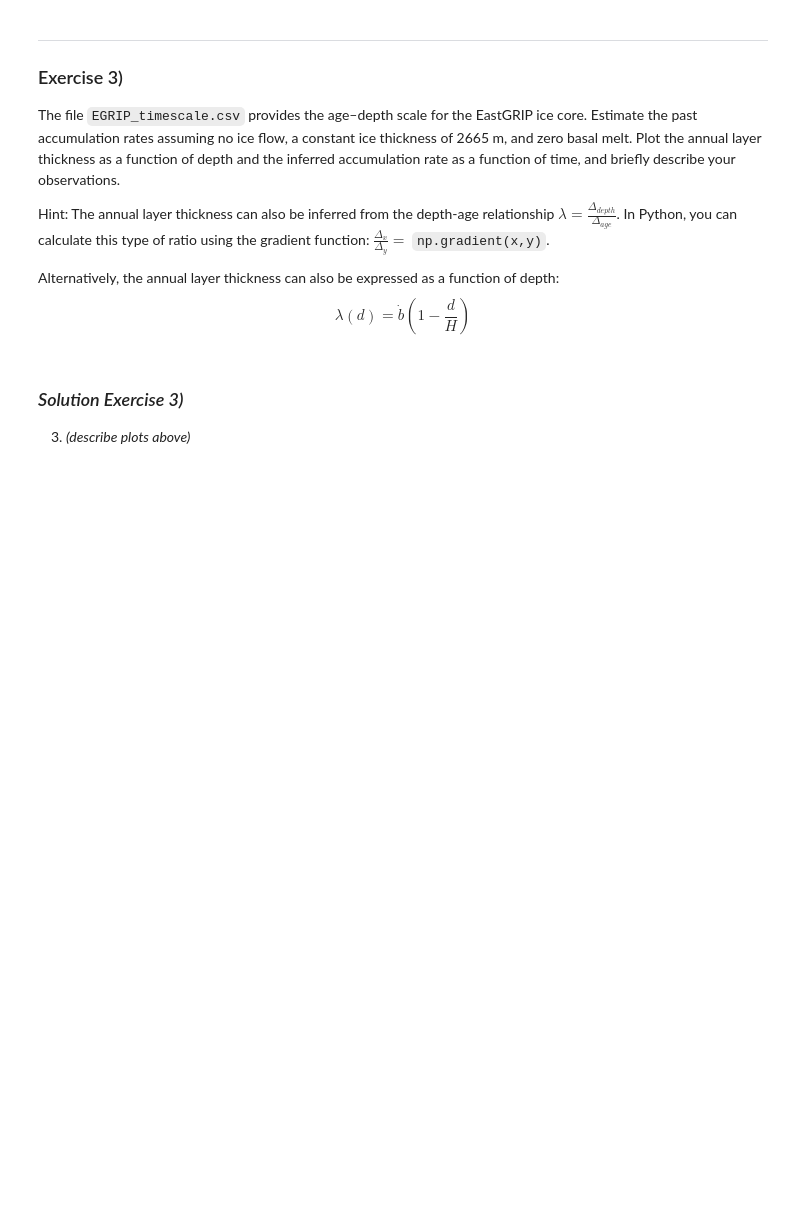
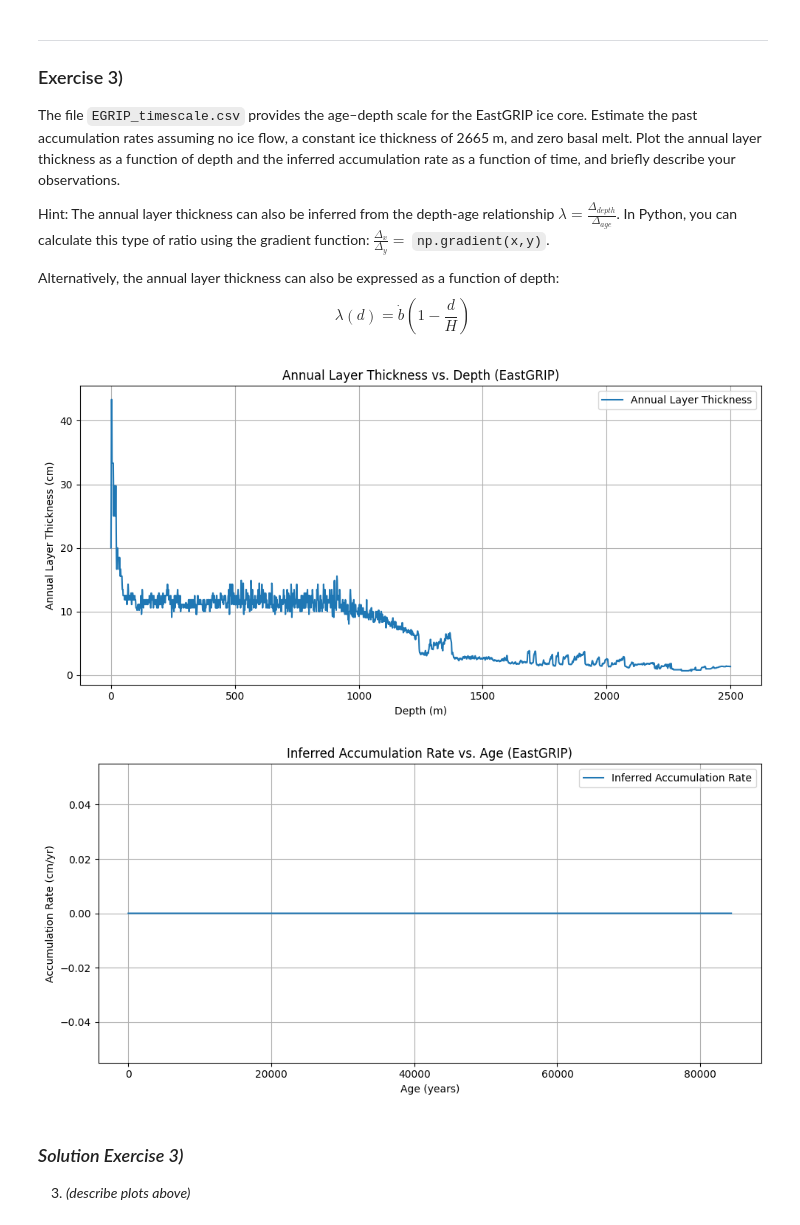
Before and after one commit to noegaill/Glacier-and-glaciated_vrai, a Jupyter notebook: ice-stratigraphy_exercise.ipynb, the cells around one changed output. Cells and saved outputs as stored; diff of their text form; code cells hidden in the pictures; blank space fills up the shorter version.

```diff
--- a/ice-stratigraphy_exercise.ipynb
+++ b/ice-stratigraphy_exercise.ipynb
@@ -217,23 +217,57 @@ $$\lambda(d) = \dot{b} (1-\frac{d}{H})$$
 # %%
 # --- solution exercise 3 ---
 import pandas as pd
 import numpy as np
 import matplotlib.pyplot as plt
 
 # --- Load the data ---
 df = pd.read_csv("EGRIP_timescale.csv")  # columns: 'depth', 'age'
 depth = df['depth'].values  # in meters
 age = df['age'].values      # in years
 
-H =                         # ice thickness in m
+H = 2665  # ice thickness
 
 # --- annual layer thickness: ---
 
+annual_layer_thickness = np.gradient(depth, age) * 100
+
 # --- plot annual layer thickness vs depth ---
+plt.figure(figsize=(10, 5))
+plt.plot(depth, annual_layer_thickness, label='Annual Layer Thickness')
+plt.xlabel('Depth (m)')
+plt.ylabel('Annual Layer Thickness (cm)')
+plt.title('Annual Layer Thickness vs. Depth (EastGRIP)')
+plt.legend()
+plt.tight_layout()
+plt.show()
 
 # --- calculate past accumulation rate ---
+# Assuming no ice flow, constant ice thickness, and zero basal melt (Nye model conditions)
+# We have d(a) = H * (1 - exp(-b*a/H))
+# From this, we can get a(d) = -(H/b) * ln(1 - d/H)
+# If we assume b is constant, then accumulation rate is b. Here we are asked to *estimate* past accumulation rates.
+# Using lambda(d) = b * (1 - d/H), we can infer b as:
+# b = lambda(d) / (1 - d/H)
+
+# Ensure 1 - d/H is not zero or negative for numerical stability and physical meaning
+d_over_H = depth / H
+mask = (1 - d_over_H) > 1e-6 # Avoid division by zero or negative values
+inferred_accumulation_rate = np.full_like(depth, np.nan)
+inferred_accumulation_rate[mask] = annual_layer_thickness[mask] / (1 - d_over_H[mask])
 
 # --- Plot accumulation rate vs age ---
+plt.figure(figsize=(10, 5))
+plt.plot(age, inferred_accumulation_rate * 100, label='Inferred Accumulation Rate') # Convert to cm/yr for plot
+plt.xlabel('Age (years)')
+plt.ylabel('Accumulation Rate (cm/yr)')
+plt.title('Inferred Accumulation Rate vs. Age (EastGRIP)')
+plt.grid(True)
+plt.legend()
+plt.tight_layout()
+plt.show()
+# %% [output]
+[figure, added]
+[figure, added]
 # %% [markdown]
 ### *Solution Exercise 3)*
 
```
